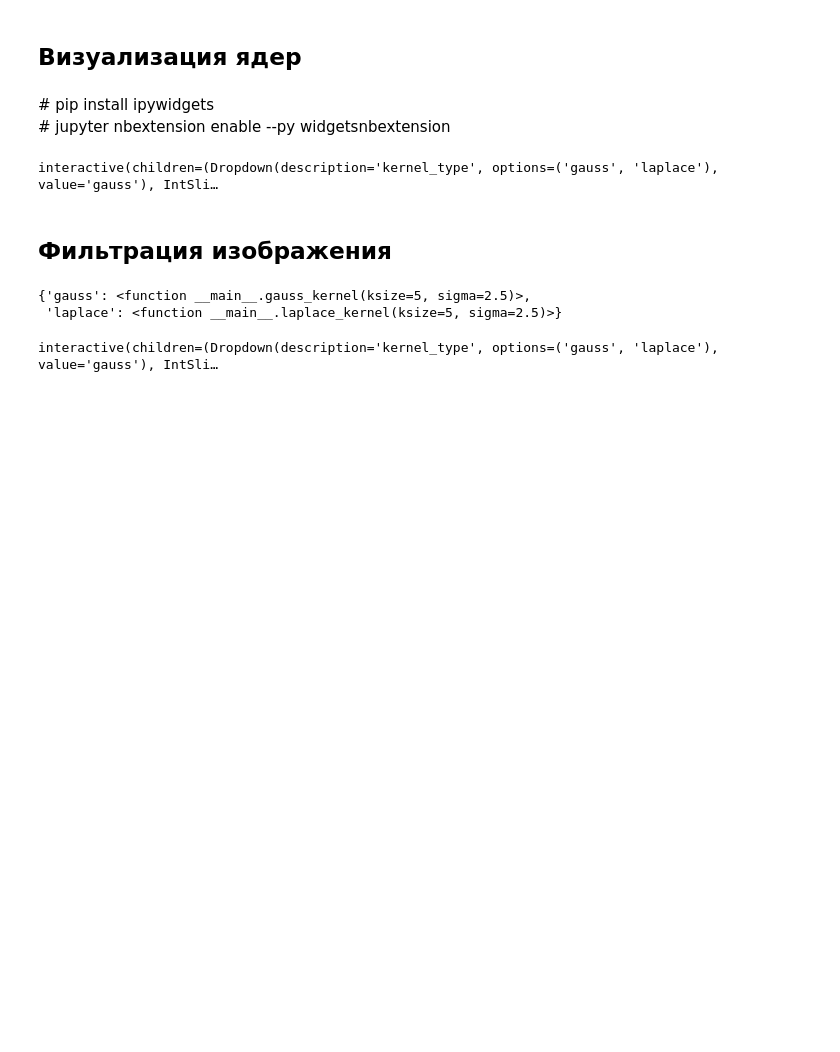
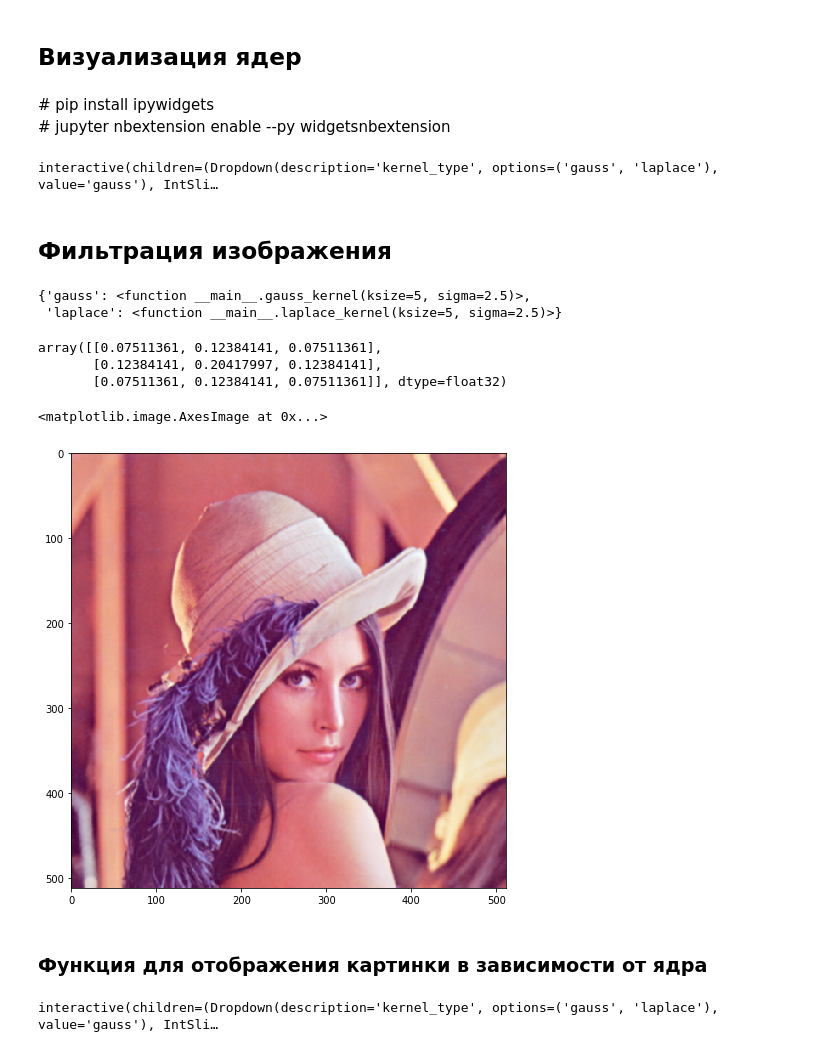
Before and after one commit to vadim0x60/netology-cv-2019, a Jupyter notebook: day1/filtering.ipynb, the cells around one changed output. Cells and saved outputs as stored; diff of their text form; code cells hidden in the pictures; blank space fills up the shorter version.

```diff
--- a/day1/filtering.ipynb
+++ b/day1/filtering.ipynb
@@ -20,23 +83,36 @@ Text(0.5,1,'Размер изображения: 512x512x3')
 # %%
 def gauss_kernel(ksize = 5, sigma = 2.5):
-    """ Возвращает гауссовское ядро размера ksize и дисперсией sigma """
-    # ksize - размер ядра
-    # sigma - дисперсия (ширина фильтра)
+    """
+    Возвращает гауссовское ядро размера ksize и дисперсией sigma
+    ksize - размер ядра (int)
+    sigma - дисперсия (ширина фильтра) (float)
+    """
+
+    # задаём координатную сетку
     ax = np.arange(-ksize // 2 + 1., ksize // 2 + 1.)
     xx, yy = np.meshgrid(ax, ax)
+
+    # применяем функцию Гаусса
     e = np.float32((xx**2 + yy**2) / (2. * sigma**2))
     kernel = 1. / (sigma * np.sqrt(2. * np.pi)) * np.exp(-e)
-    return kernel / np.sum(kernel)
+    return kernel / np.sum(kernel) # нормируем (приводим сумму к 1)
+
 
 def laplace_kernel(ksize = 5, sigma = 2.5):
-    """ Возвращает ядро Лапласа размера ksize и дисперсией sigma """
-    # ksize - размер ядра
-    # sigma - дисперсия (ширина фильтра)
+    """
+    Возвращает ядро Лапласа размера ksize и дисперсией sigma
+    ksize - размер ядра (int)
+    sigma - дисперсия (ширина фильтра) (float)
+    """
+
+    # задаём координатную сетку
     ax = np.arange(-ksize // 2 + 1., ksize // 2 + 1.)
     xx, yy = np.meshgrid(ax, ax)
+
+    ## оператор Лапласа
     e = np.float32((xx**2 + yy**2) / (2. * sigma**2))
     kernel = 1. / (np.pi * sigma**4) * (1. - e) * np.exp(-e)
-    return kernel / np.sum(kernel)
+    return kernel / np.sum(kernel) # нормируем
 
 kernels = {'gauss': gauss_kernel,
            'laplace': laplace_kernel}
@@ -87,7 +157,13 @@ kernels
 {'gauss': <function __main__.gauss_kernel(ksize=5, sigma=2.5)>,
  'laplace': <function __main__.laplace_kernel(ksize=5, sigma=2.5)>}
 # %%
-kernel = kernels['gauss']()
+kernel = kernels['gauss'](3, 1)
+# %%
+kernel
+# %% [output]
+array([[0.07511361, 0.12384141, 0.07511361],
+       [0.12384141, 0.20417997, 0.12384141],
+       [0.07511361, 0.12384141, 0.07511361]], dtype=float32)
 # %%
 img_filtered = cv2.filter2D(img, cv2.CV_32F, kernel)
 # %%
@@ -96,3 +172,11 @@ abs_img_filtered = np.abs(img_filtered)
 # нормировка
 channel_max = abs_img_filtered.max(axis=(0, 1))
 norm_img_filtered = abs_img_filtered / channel_max
+# %%
+plt.figure(1, figsize=(8, 8))
+plt.imshow(norm_img_filtered[..., ::-1])
+# %% [output]
+<matplotlib.image.AxesImage at 0x...>
+[figure, added]
+# %% [markdown]
+### Функция для отображения картинки в зависимости от ядра
```
Also changed, not shown: parts of 23 cells of this notebook.
